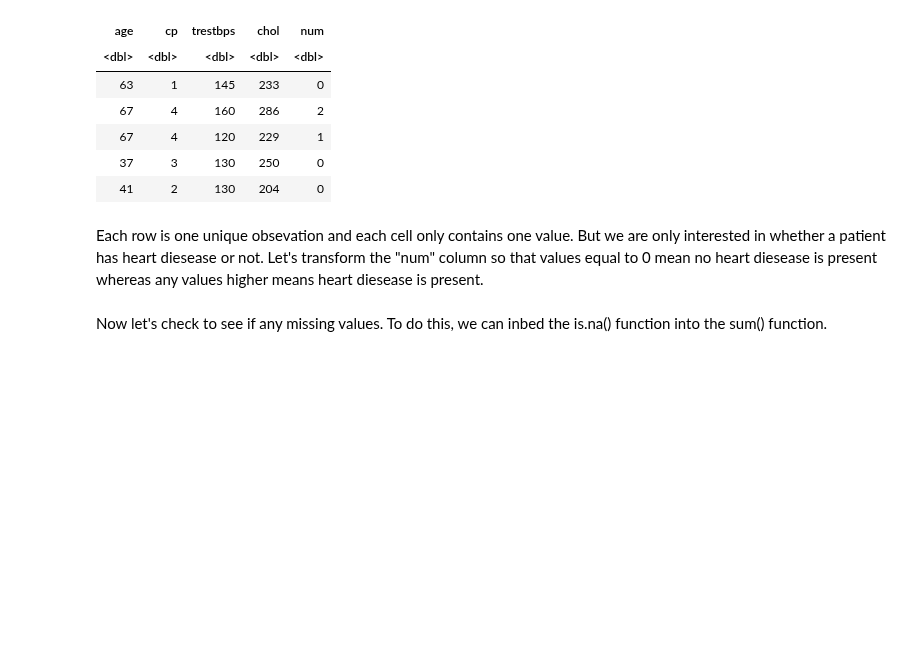
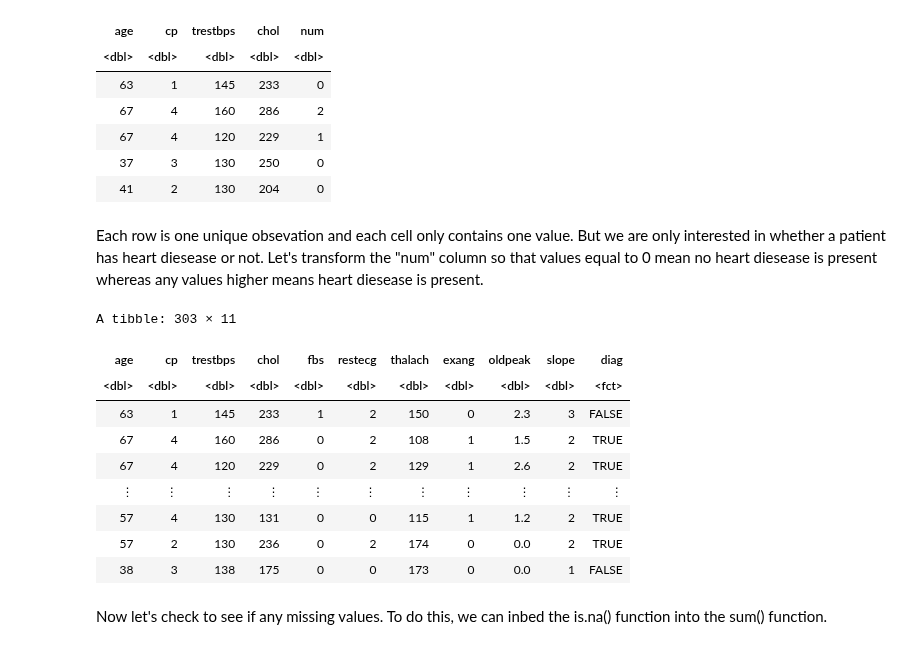
Before and after one commit to ibrahim1623/DSCI-100-Project, a Jupyter notebook: jason's_final_work.ipynb, the cells around one changed output. Cells and saved outputs as stored; diff of their text form; code cells hidden in the pictures; blank space fills up the shorter version.

```diff
--- a/jason's_final_work.ipynb
+++ b/jason's_final_work.ipynb
@@ -84,7 +84,24 @@ A tibble: 5 × 5
 Each row is one unique obsevation and each cell only contains one value. But we are only interested in whether a patient has heart diesease or not. Let's transform the "num" column so that values equal to 0 mean no heart diesease is present whereas any values higher means heart diesease is present.
 # %%
 heart_clean <- heart_data_select |>
-               mutate(diag = ifelse(is.na(num), NA, (num > 0)))
+               mutate(diag = factor(ifelse(is.na(num), NA,  (num > 0)))) |>
+               select(-num)
+
+heart_clean_predSel <- heart_data |>
+                       mutate(diag = factor(ifelse(is.na(num), NA,  (num > 0)))) |>
+                       select(-num,-sex,-thal,-ca)
+heart_clean_predSel
+# %% [output]
+A tibble: 303 × 11
+| age | cp | trestbps | chol | fbs | restecg | thalach | exang | oldpeak | slope | diag |
+| <dbl> | <dbl> | <dbl> | <dbl> | <dbl> | <dbl> | <dbl> | <dbl> | <dbl> | <dbl> | <fct> |
+| 63 | 1 | 145 | 233 | 1 | 2 | 150 | 0 | 2.3 | 3 | FALSE |
+| 67 | 4 | 160 | 286 | 0 | 2 | 108 | 1 | 1.5 | 2 | TRUE |
+| 67 | 4 | 120 | 229 | 0 | 2 | 129 | 1 | 2.6 | 2 | TRUE |
+| ⋮ | ⋮ | ⋮ | ⋮ | ⋮ | ⋮ | ⋮ | ⋮ | ⋮ | ⋮ | ⋮ |
+| 57 | 4 | 130 | 131 | 0 | 0 | 115 | 1 | 1.2 | 2 | TRUE |
+| 57 | 2 | 130 | 236 | 0 | 2 | 174 | 0 | 0.0 | 2 | TRUE |
+| 38 | 3 | 138 | 175 | 0 | 0 | 173 | 0 | 0.0 | 1 | FALSE |
 # %% [markdown]
 Now let's check to see if any missing values. To do this, we can inbed the is.na() function into the sum() function.
 # %%
```
Also changed, not shown: parts of 13 cells of this notebook.
